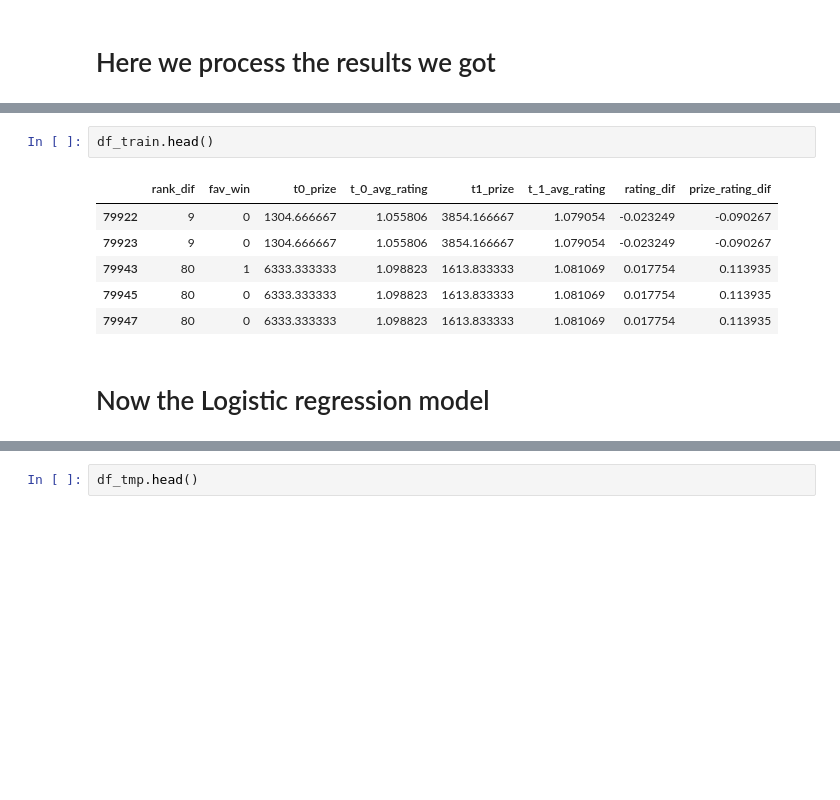
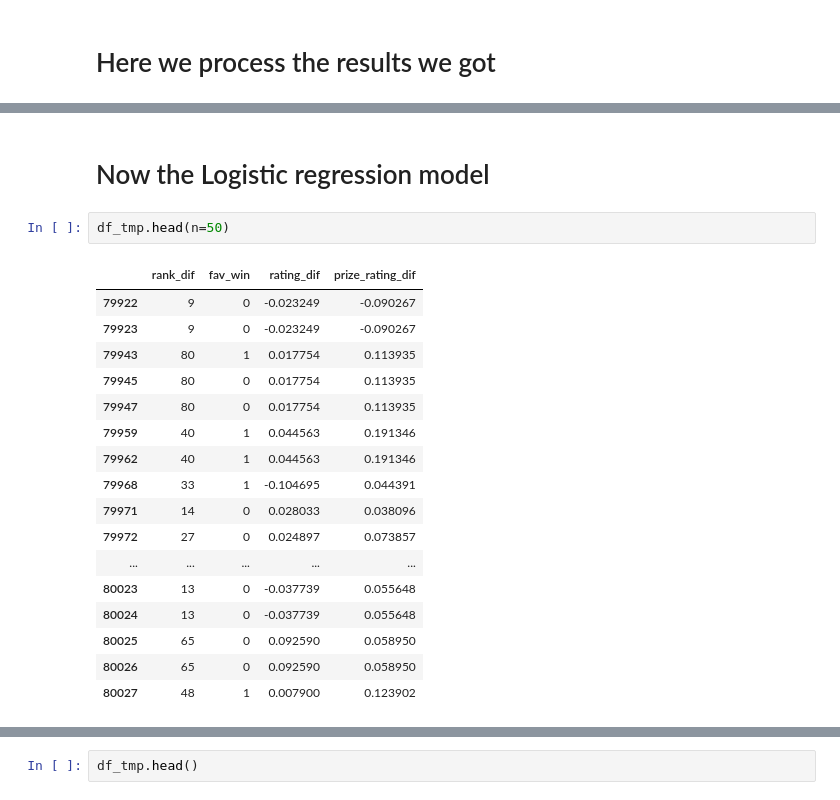
Before and after one commit to emmanuel-garza/insight-csgo, a Jupyter notebook: models/logistic_reg.ipynb, the cells around one changed output, grey strips where cells are left out. Cells and saved outputs as stored; diff of their text form; blank space fills up the shorter version.

```diff
--- a/models/logistic_reg.ipynb
+++ b/models/logistic_reg.ipynb
@@ -221,13 +315,24 @@ Index(['rank_dif', 'fav_win', 't0_prize', 't_0_avg_rating', 't1_prize',
-# %%
-df_train.head()
-# %% [output]
-|  | rank_dif | fav_win | t0_prize | t_0_avg_rating | t1_prize | t_1_avg_rating | rating_dif | prize_rating_dif |
-| 79922 | 9 | 0 | 1304.666667 | 1.055806 | 3854.166667 | 1.079054 | -0.023249 | -0.090267 |
-| 79923 | 9 | 0 | 1304.666667 | 1.055806 | 3854.166667 | 1.079054 | -0.023249 | -0.090267 |
-| 79943 | 80 | 1 | 6333.333333 | 1.098823 | 1613.833333 | 1.081069 | 0.017754 | 0.113935 |
-| 79945 | 80 | 0 | 6333.333333 | 1.098823 | 1613.833333 | 1.081069 | 0.017754 | 0.113935 |
-| 79947 | 80 | 0 | 6333.333333 | 1.098823 | 1613.833333 | 1.081069 | 0.017754 | 0.113935 |
 # %% [markdown]
 # Now the Logistic regression model
+# %%
+df_tmp.head(n=50)
+# %% [output]
+|  | rank_dif | fav_win | rating_dif | prize_rating_dif |
+| 79922 | 9 | 0 | -0.023249 | -0.090267 |
+| 79923 | 9 | 0 | -0.023249 | -0.090267 |
+| 79943 | 80 | 1 | 0.017754 | 0.113935 |
+| 79945 | 80 | 0 | 0.017754 | 0.113935 |
+| 79947 | 80 | 0 | 0.017754 | 0.113935 |
+| 79959 | 40 | 1 | 0.044563 | 0.191346 |
+| 79962 | 40 | 1 | 0.044563 | 0.191346 |
+| 79968 | 33 | 1 | -0.104695 | 0.044391 |
+| 79971 | 14 | 0 | 0.028033 | 0.038096 |
+| 79972 | 27 | 0 | 0.024897 | 0.073857 |
+| ... | ... | ... | ... | ... |
+| 80023 | 13 | 0 | -0.037739 | 0.055648 |
+| 80024 | 13 | 0 | -0.037739 | 0.055648 |
+| 80025 | 65 | 0 | 0.092590 | 0.058950 |
+| 80026 | 65 | 0 | 0.092590 | 0.058950 |
+| 80027 | 48 | 1 | 0.007900 | 0.123902 |
 # %%
 # Keep only the features that we want
```
Also changed, not shown: parts of 16 cells of this notebook.
